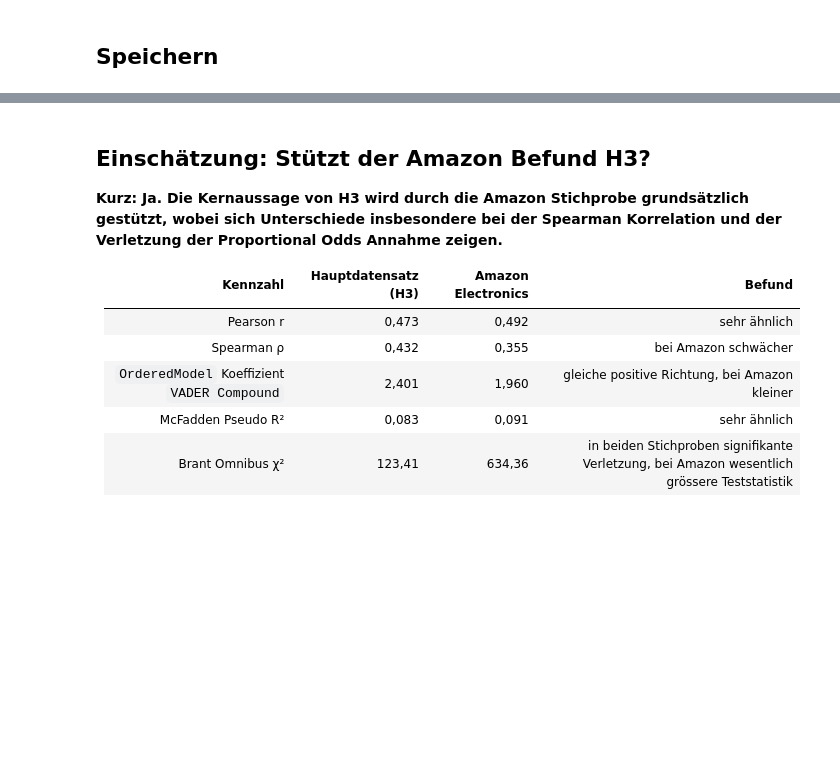
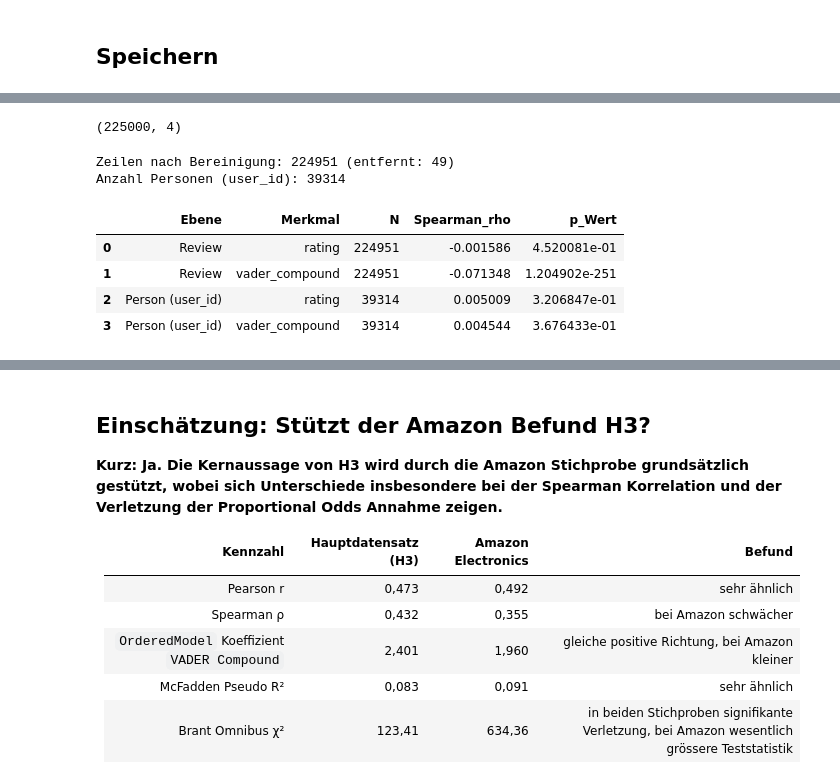
Before and after one commit to lareelenaeibel/Bachelorarbeit_Lara_Eibel, a Jupyter notebook: notebooks/05_Amazon_Robustness.ipynb, the cells around one changed output, grey strips where cells are left out. Drawn from its saved outputs; the diff is of its cells as text; code cells hidden in the pictures; blank space fills up the shorter version.

```diff
--- a/notebooks/05_Amazon_Robustness.ipynb
+++ b/notebooks/05_Amazon_Robustness.ipynb
@@ -427,0 +443,50 @@ robustness_results
+# %%
+ORDER_CHECK_N = BUFFER_SIZE + SAMPLE_SIZE
+ORDER_BLOCK_SIZE = 25_000
+
+order_stream = load_dataset(
+    "json",
+    data_files="hf://datasets/McAuley-Lab/Amazon-Reviews-2023/raw/review_categories/Electronics.jsonl",
+    split="train",
+    streaming=True,
+)
+
+order_df = pd.DataFrame([
+    {"position": i, "user_id": row["user_id"], "rating": row["rating"], "text": row["text"]}
+    for i, row in enumerate(order_stream.take(ORDER_CHECK_N))
+])
+order_df.shape
+# %% [output]
+(225000, 4)
+# %%
+# gleiche Bereinigung und VADER-Berechnung wie für die Stichprobe
+order_missing = order_df["text"].isna() | (order_df["text"].astype(str).str.strip() == "") | order_df["rating"].isna()
+order_df = order_df.loc[~order_missing].copy()
+order_df["text"] = order_df["text"].astype(str).map(normalize_whitespace)
+order_df["rating"] = order_df["rating"].astype(int)
+order_df["vader_compound"] = order_df["text"].map(lambda t: analyzer.polarity_scores(t)["compound"])
+
+print(f"Zeilen nach Bereinigung: {len(order_df)} (entfernt: {order_missing.sum()})")
+print(f"Anzahl Personen (user_id): {order_df['user_id'].nunique()}")
+# %% [output]
+Zeilen nach Bereinigung: 224951 (entfernt: 49)
+Anzahl Personen (user_id): 39314
+# %%
+order_users = order_df.groupby("user_id").agg(
+    position=("position", "mean"), rating=("rating", "mean"), vader_compound=("vader_compound", "mean"),
+)
+
+order_corr_rows = []
+for ebene, data in [("Review", order_df), ("Person (user_id)", order_users)]:
+    for merkmal in ["rating", "vader_compound"]:
+        rho, p = spearmanr(data["position"], data[merkmal])
+        order_corr_rows.append({"Ebene": ebene, "Merkmal": merkmal, "N": len(data), "Spearman_rho": rho, "p_Wert": p})
+
+order_correlations = pd.DataFrame(order_corr_rows)
+order_correlations
+# %% [output]
+|  | Ebene | Merkmal | N | Spearman_rho | p_Wert |
+| 0 | Review | rating | 224951 | -0.001586 | 4.520081e-01 |
+| 1 | Review | vader_compound | 224951 | -0.071348 | 1.204902e-251 |
+| 2 | Person (user_id) | rating | 39314 | 0.005009 | 3.206847e-01 |
+| 3 | Person (user_id) | vader_compound | 39314 | 0.004544 | 3.676433e-01 |
```
Also changed, not shown: parts of 8 cells of this notebook, 12 other files.
